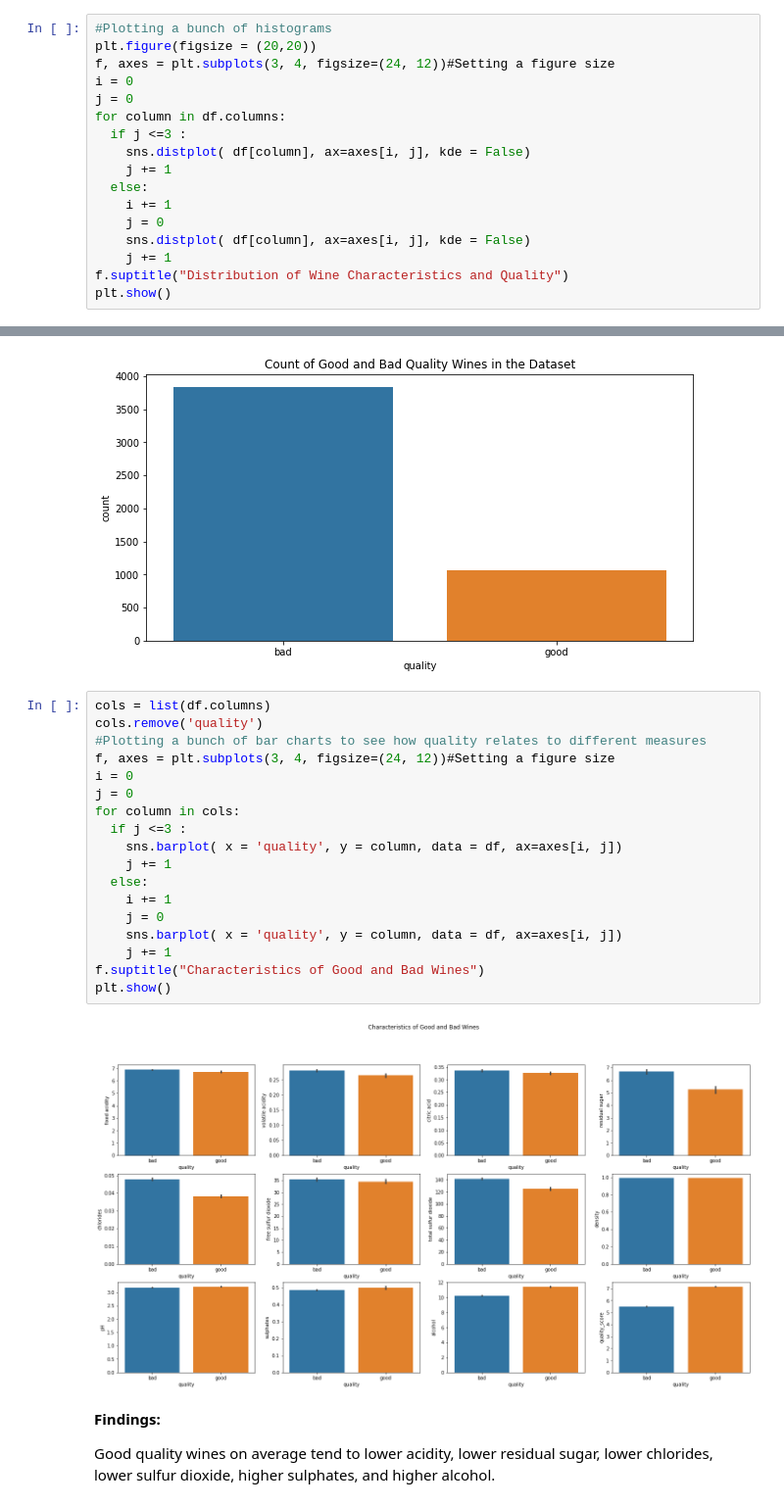
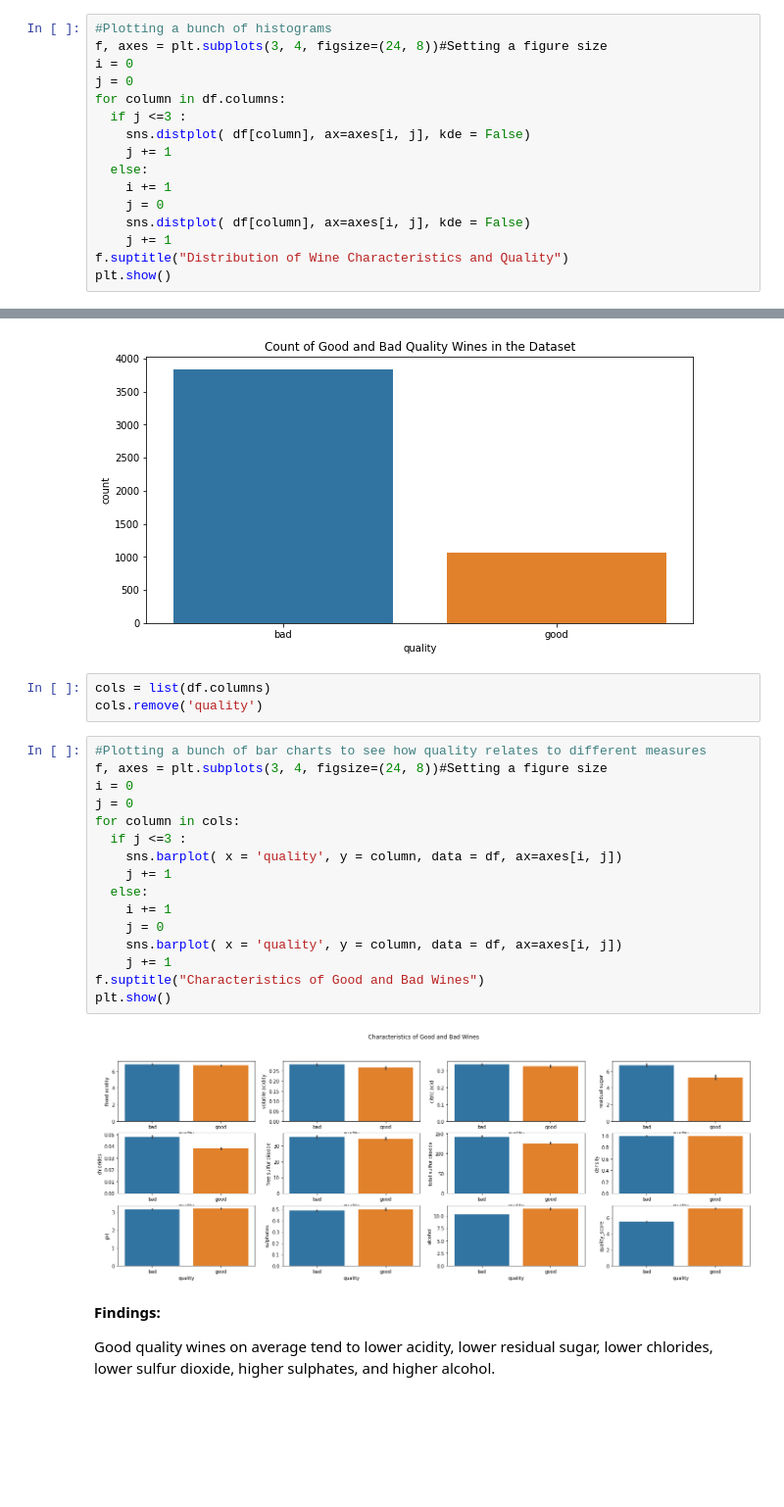
Before and after one commit to MaximusDecimusV/DSLearning, a Jupyter notebook: DateEthics4All_Bootcamp_DS_101.ipynb, the cells around one changed output, grey strips where cells are left out. Shown: that part at 98% size. Drawn from its saved outputs; the diff is of its cells as text; blank space fills up the shorter version.

```diff
--- a/DateEthics4All_Bootcamp_DS_101.ipynb
+++ b/DateEthics4All_Bootcamp_DS_101.ipynb
@@ -159,8 +159,7 @@ import matplotlib.pyplot as plt
 2. Seaborn is built on top of matplotlib which is the OG Python plotting library. You can learn more about matplotlib [here](https://matplotlib.org/3.3.1/contents.html).
 # %%
 #Plotting a bunch of histograms
-plt.figure(figsize = (20,20))
-f, axes = plt.subplots(3, 4, figsize=(24, 12))#Setting a figure size
+f, axes = plt.subplots(3, 4, figsize=(24, 8))#Setting a figure size
 i = 0
 j = 0
 for column in df.columns:
@@ -201,26 +199,27 @@ plt.title("Count of Good and Bad Quality Wines in the Dataset")
 plt.show()
 # %% [output]
 [figure]
+# %%
+cols = list(df.columns)
+cols.remove('quality')
 # %%
-cols = list(df.columns)
-cols.remove('quality')
 #Plotting a bunch of bar charts to see how quality relates to different measures
-f, axes = plt.subplots(3, 4, figsize=(24, 12))#Setting a figure size
+f, axes = plt.subplots(3, 4, figsize=(24, 8))#Setting a figure size
 i = 0
 j = 0
 for column in cols:
   if j <=3 :
     sns.barplot( x = 'quality', y = column, data = df, ax=axes[i, j])
     j += 1
   else:
     i += 1
     j = 0
     sns.barplot( x = 'quality', y = column, data = df, ax=axes[i, j])
     j += 1
 f.suptitle("Characteristics of Good and Bad Wines")
 plt.show()
 # %% [output]
-[figure, old version]
+[figure, new version]
 # %% [markdown]
 **Findings:**
 
```
Also changed, not shown: parts of 5 cells of this notebook.
